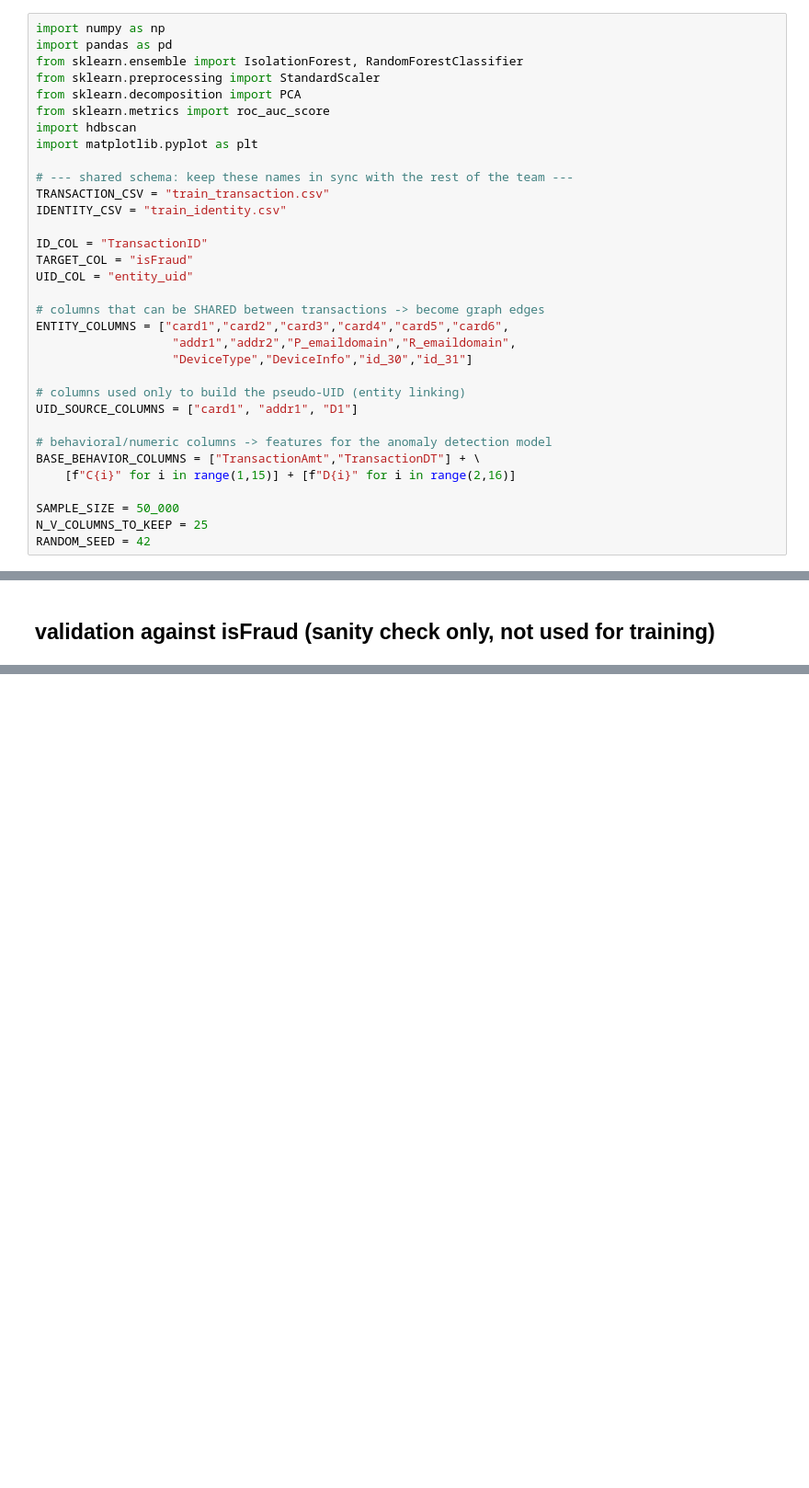
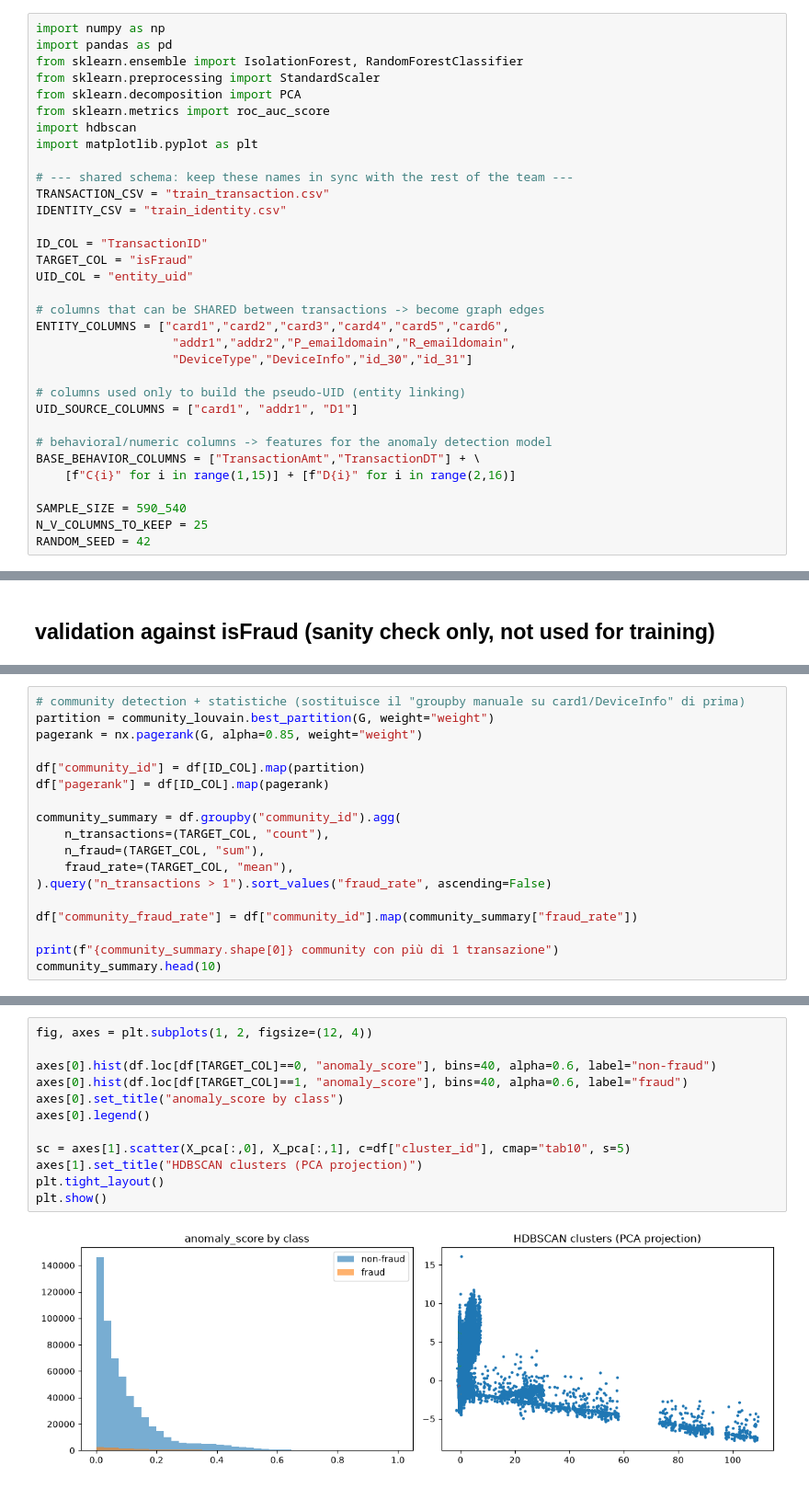
Before and after one commit to Ange-K7469/Graph_Based_Fraud_Detection, a Jupyter notebook: unsupervised.ipynb, the cells around one changed output, grey strips where cells are left out. Shown at 92% size. Cells and saved outputs as stored; diff of their text form; blank space fills up the shorter version.

```diff
--- a/unsupervised.ipynb
+++ b/unsupervised.ipynb
@@ -48,7 +48,7 @@ UID_SOURCE_COLUMNS = ["card1", "addr1", "D1"]
 BASE_BEHAVIOR_COLUMNS = ["TransactionAmt","TransactionDT"] + \
     [f"C{i}" for i in range(1,15)] + [f"D{i}" for i in range(2,16)]
 
-SAMPLE_SIZE = 50_000
+SAMPLE_SIZE = 590_540
 N_V_COLUMNS_TO_KEEP = 25
 RANDOM_SEED = 42
 # %% [markdown]
@@ -166,0 +204,18 @@ cluster_id
+# %%
+# community detection + statistiche (sostituisce il "groupby manuale su card1/DeviceInfo" di prima)
+partition = community_louvain.best_partition(G, weight="weight")
+pagerank = nx.pagerank(G, alpha=0.85, weight="weight")
+
+df["community_id"] = df[ID_COL].map(partition)
+df["pagerank"] = df[ID_COL].map(pagerank)
+
+community_summary = df.groupby("community_id").agg(
+    n_transactions=(TARGET_COL, "count"),
+    n_fraud=(TARGET_COL, "sum"),
+    fraud_rate=(TARGET_COL, "mean"),
+).query("n_transactions > 1").sort_values("fraud_rate", ascending=False)
+
+df["community_fraud_rate"] = df["community_id"].map(community_summary["fraud_rate"])
+
+print(f"{community_summary.shape[0]} community con più di 1 transazione")
+community_summary.head(10)
@@ -215,0 +287,14 @@ outlook.com             38    447    0.085011
+# %%
+fig, axes = plt.subplots(1, 2, figsize=(12, 4))
+
+axes[0].hist(df.loc[df[TARGET_COL]==0, "anomaly_score"], bins=40, alpha=0.6, label="non-fraud")
+axes[0].hist(df.loc[df[TARGET_COL]==1, "anomaly_score"], bins=40, alpha=0.6, label="fraud")
+axes[0].set_title("anomaly_score by class")
+axes[0].legend()
+
+sc = axes[1].scatter(X_pca[:,0], X_pca[:,1], c=df["cluster_id"], cmap="tab10", s=5)
+axes[1].set_title("HDBSCAN clusters (PCA projection)")
+plt.tight_layout()
+plt.show()
+# %% [output]
+[figure, added]
```
Also changed, not shown: parts of 10 cells of this notebook, 4 other files.
